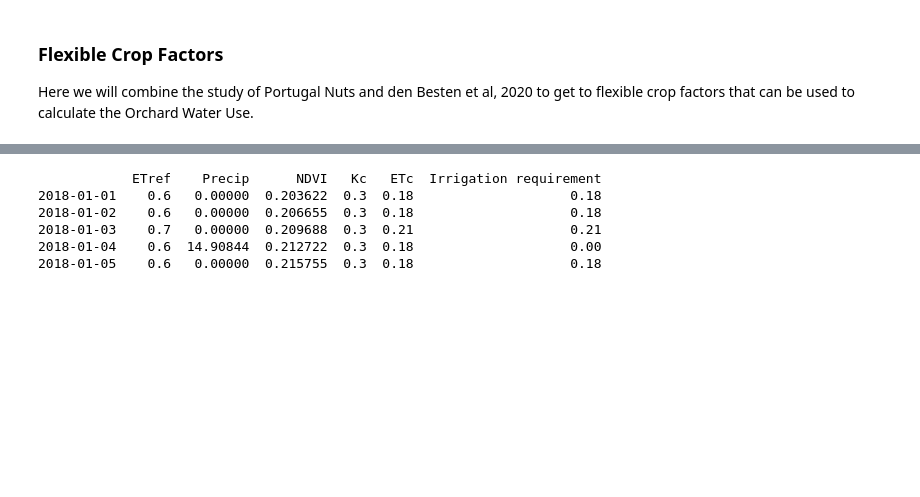
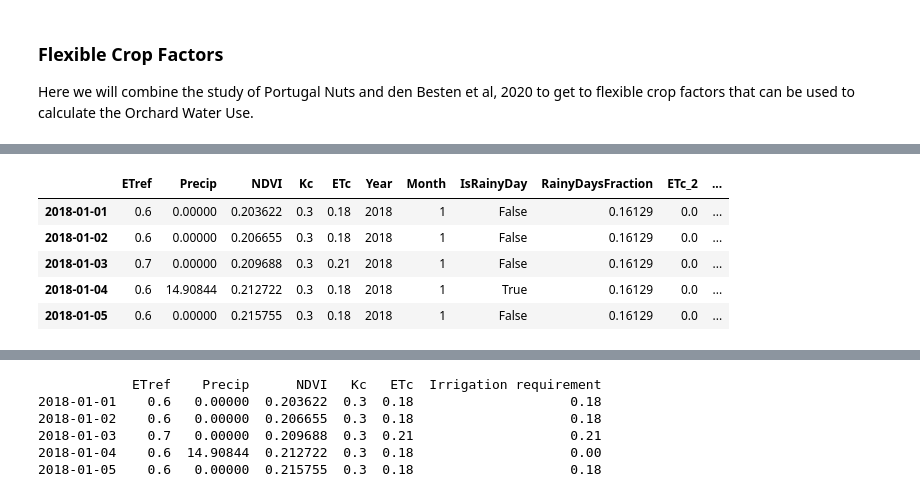
Before and after one commit to nadja1390/RAFIP, a Jupyter notebook: Orchard_Water_Use.ipynb, the cells around one changed output, grey strips where cells are left out. Drawn from its saved outputs; the diff is of its cells as text; code cells hidden in the pictures; blank space fills up the shorter version.

```diff
--- a/Orchard_Water_Use.ipynb
+++ b/Orchard_Water_Use.ipynb
@@ -351,0 +342,29 @@ print(f"Kt: {Kt:.3f}, Kg: {Kg:.3f}, Ks: {Ks:.3f}")
+# %%
+# get rainy day fraction (F)
+df_merged['Year'] = df_merged.index.year
+df_merged['Month'] = df_merged.index.month
+
+# Define rainy day threshold (e.g., 1 mm)
+rain_threshold = 1.0
+
+# Create a binary indicator for rainy days
+df_merged['IsRainyDay'] = df_merged['Precip'] >= rain_threshold
+
+# Group by year and month and calculate rainy day fraction
+monthly_rainy_fraction = (
+    df_merged.groupby(['Year', 'Month'])['IsRainyDay']
+    .agg(['sum', 'count'])
+    .rename(columns={'sum': 'RainyDays', 'count': 'TotalDays'})
+)
+monthly_rainy_fraction['RainyDaysFraction'] = monthly_rainy_fraction['RainyDays'] / monthly_rainy_fraction['TotalDays']
+
+original_index = df_merged.index  # Save current index
+# Merge back into original dataframe
+df_merged = df_merged.merge(
+    monthly_rainy_fraction['RainyDaysFraction'],
+    on=['Year', 'Month'],
+    how='left'
+)
+df_merged.index = original_index  # Restore original index
+
+print(df_merged.head())
@@ -351,0 +385,21 @@ print(f"Kt: {Kt:.3f}, Kg: {Kg:.3f}, Ks: {Ks:.3f}")
+# %%
+# Example DataFrame
+# Columns: ETo, Month, F (fraction of rainy days)
+# Constants
+cc = 0.7 # this may be turned flexible (maximum canopy cover)
+fw = 0.15 # depends on irrigation type
+
+# Apply row-wise
+df_merged[['ETc_2', 'Kt', 'Kg', 'Ks']] = df_merged.apply(
+    lambda row: pd.Series(calculate_etc(row['ETref'], cc, fw, row['Month'], row['RainyDaysFraction'])),
+    axis=1
+)
+
+df_merged.head()
+# %% [output]
+|  | ETref | Precip | NDVI | Kc | ETc | Year | Month | IsRainyDay | RainyDaysFraction | ETc_2 | ... |
+| 2018-01-01 | 0.6 | 0.00000 | 0.203622 | 0.3 | 0.18 | 2018 | 1 | False | 0.16129 | 0.0 | ... |
+| 2018-01-02 | 0.6 | 0.00000 | 0.206655 | 0.3 | 0.18 | 2018 | 1 | False | 0.16129 | 0.0 | ... |
+| 2018-01-03 | 0.7 | 0.00000 | 0.209688 | 0.3 | 0.21 | 2018 | 1 | False | 0.16129 | 0.0 | ... |
+| 2018-01-04 | 0.6 | 14.90844 | 0.212722 | 0.3 | 0.18 | 2018 | 1 | True | 0.16129 | 0.0 | ... |
+| 2018-01-05 | 0.6 | 0.00000 | 0.215755 | 0.3 | 0.18 | 2018 | 1 | False | 0.16129 | 0.0 | ... |
```
Also changed, not shown: parts of 9 cells of this notebook.
